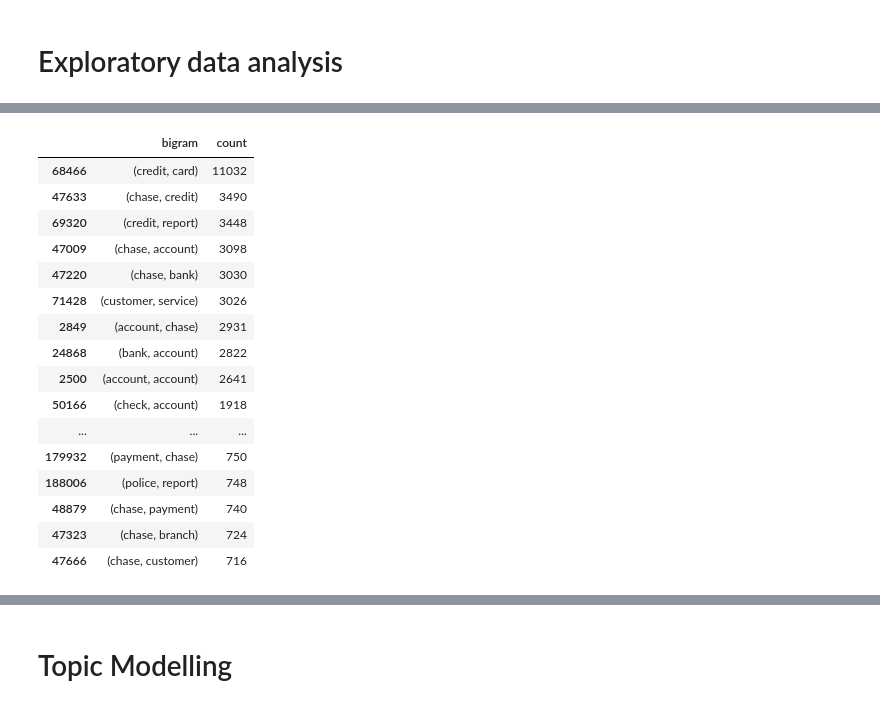
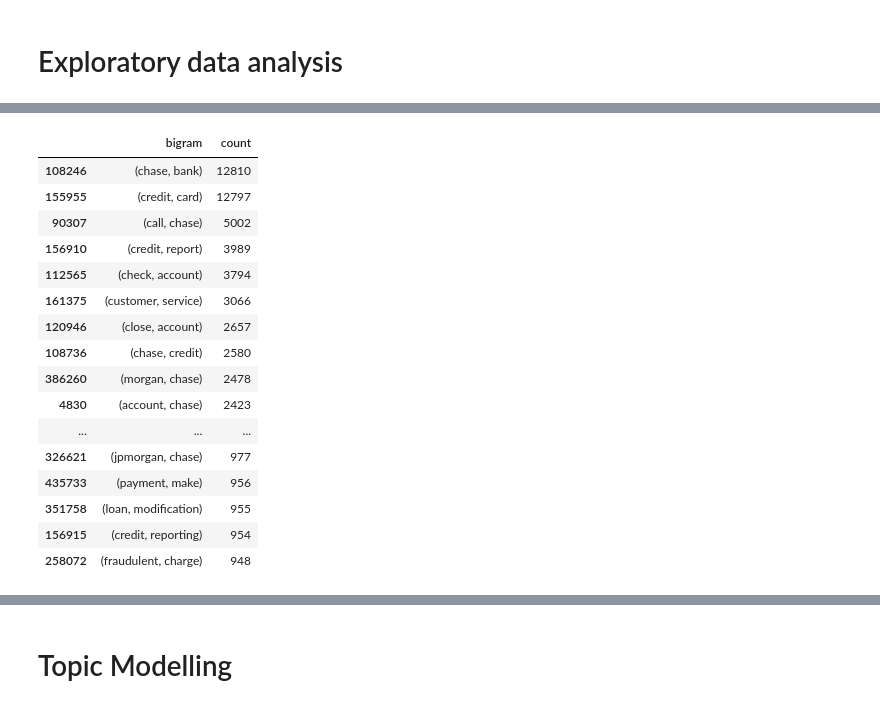
Before and after one commit to dxlee0807/classify_prioritise_complaint_ticket, a Jupyter notebook: financial_ticket_v2.ipynb, the cells around one changed output, grey strips where cells are left out. Drawn from its saved outputs; the diff is of its cells as text; code cells hidden in the pictures.

Commit message:
preprocess and eda till wordcloud

```diff
--- a/financial_ticket_v2.ipynb
+++ b/financial_ticket_v2.ipynb
@@ -254,0 +345,22 @@ df_complain_text
+# %%
+def preprocess_text(text):
+    tokens = clean_text(text)
+    lemmas = lemmatise_with_pos_tagged(tokens)
+    preprocessed_text = further_clean(lemmas)
+    return preprocessed_text
+# %%
+# drop unnecessary columns
+df.drop(['index', 'type', 'id', 'score', 'tags', 'zip_code','complaint_id', 'issue', 'date_received',
+       'state', 'consumer_disputed', 'product','company_response', 'company', 'submitted_via',
+       'date_sent_to_company', 'company_public_response','sub_product', 'timely',
+       'sub_issue','consumer_consent_provided'],axis=1,inplace=True)
+
+# remove values containing empty strings or only whitespaces of complaint_what_happened column
+df['complaint_what_happened'].replace(r'^\s*$', np.nan, regex=True, inplace=True)
+df.dropna(inplace=True)
+
+# Apply text preprocessing to the 'complaint_what_happened' column
+df['preprocessed_text'] = df['complaint_what_happened'].apply(preprocess_text)
+
+# Display the preprocessed text
+df.head()
@@ -358,36 +426,36 @@ unigram_freq_df.iloc[:49]
 # %%
 # bigram
 import itertools
 from nltk import bigrams
 from nltk.tokenize import word_tokenize
 
 
-text = list(df_complain_processed['complaint_remove_specific_unigram'])
+text = list(df['preprocessed_text'])
 bigrams_2dlist = [list(bigrams(word_tokenize(txt))) for txt in text]
 bigrams_flattenlist = list(itertools.chain.from_iterable(bigrams_2dlist))
 
 bigram_df = pd.DataFrame({'bigram':bigrams_flattenlist})
 
 bigram_freq_df = bigram_df.groupby('bigram').size().reset_index(name='count').sort_values(by='count', ascending=False)
 bigram_freq_df.iloc[:49]
 # %% [output]
 |  | bigram | count |
-| 68466 | (credit, card) | 11032 |
-| 47633 | (chase, credit) | 3490 |
-| 69320 | (credit, report) | 3448 |
-| 47009 | (chase, account) | 3098 |
-| 47220 | (chase, bank) | 3030 |
-| 71428 | (customer, service) | 3026 |
-| 2849 | (account, chase) | 2931 |
-| 24868 | (bank, account) | 2822 |
-| 2500 | (account, account) | 2641 |
-| 50166 | (check, account) | 1918 |
+| 108246 | (chase, bank) | 12810 |
+| 155955 | (credit, card) | 12797 |
+| 90307 | (call, chase) | 5002 |
+| 156910 | (credit, report) | 3989 |
+| 112565 | (check, account) | 3794 |
+| 161375 | (customer, service) | 3066 |
+| 120946 | (close, account) | 2657 |
+| 108736 | (chase, credit) | 2580 |
+| 386260 | (morgan, chase) | 2478 |
+| 4830 | (account, chase) | 2423 |
 | ... | ... | ... |
-| 179932 | (payment, chase) | 750 |
-| 188006 | (police, report) | 748 |
-| 48879 | (chase, payment) | 740 |
-| 47323 | (chase, branch) | 724 |
-| 47666 | (chase, customer) | 716 |
+| 326621 | (jpmorgan, chase) | 977 |
+| 435733 | (payment, make) | 956 |
+| 351758 | (loan, modification) | 955 |
+| 156915 | (credit, reporting) | 954 |
+| 258072 | (fraudulent, charge) | 948 |
 # %%
 # trigram
 import itertools
```
Also changed, not shown: parts of 38 cells of this notebook, 1 other file.
